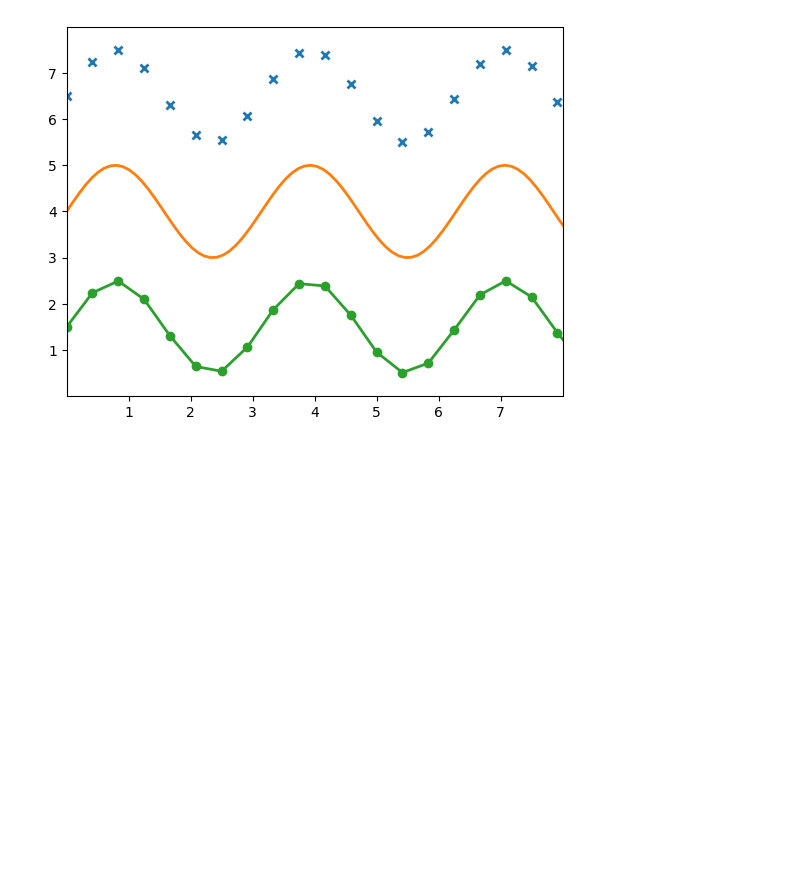
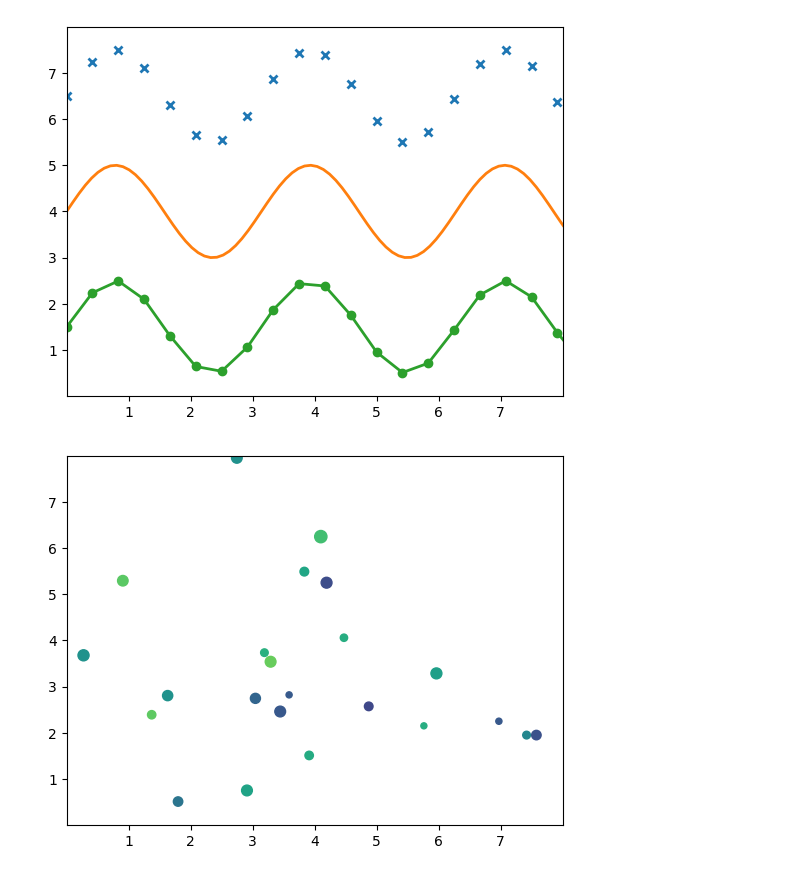
Before and after one commit to justoneye/Bootcamp-IA-G84, a Jupyter notebook: Semana5.ipynb, the cells around one changed output. Saved outputs shown, nothing was run; the diff lists cells and outputs as text; code cells hidden in the pictures; blank space fills up the shorter version.

```diff
--- a/Semana5.ipynb
+++ b/Semana5.ipynb
@@ -101,3 +104,30 @@ ax.set (xlim=(0, 8), xticks=np.arange (1, 8),
 plt.show()
 # %% [output]
 [figure]
+# %%
+# Gráficas con MathPlot y usando NumPy
+import matplotlib.pyplot as plt
+import numpy as np
+
+
+# Función semilla para toamr de manera aleatoria un dato después del seed(n), por distribución gaussiana
+np.random.seed(3)
+x = 4 + np.random.normal(0, 2, 24)
+y = 4 + np.random.normal(0, 2, len(x))
+
+
+# Definiendo tamaños y colores del gráfico
+sizes = np.random.uniform(15, 80, len(x))
+colors = np.random.uniform(15, 80, len(x))
+
+
+# Graficando cada objeto de forma individual
+fig, ax = plt.subplots()
+ax.scatter(x, y, s=sizes, c=colors, vmin=0, vmax=100)
+
+
+# Configurando ejes
+ax.set(xlim=(0,8), xticks=np.arange(1, 8), ylim=(0,8), yticks=np.arange(1, 8))
+plt.show()
+# %% [output]
+[figure, added]
```
Also changed, not shown: parts of 5 cells of this notebook.
